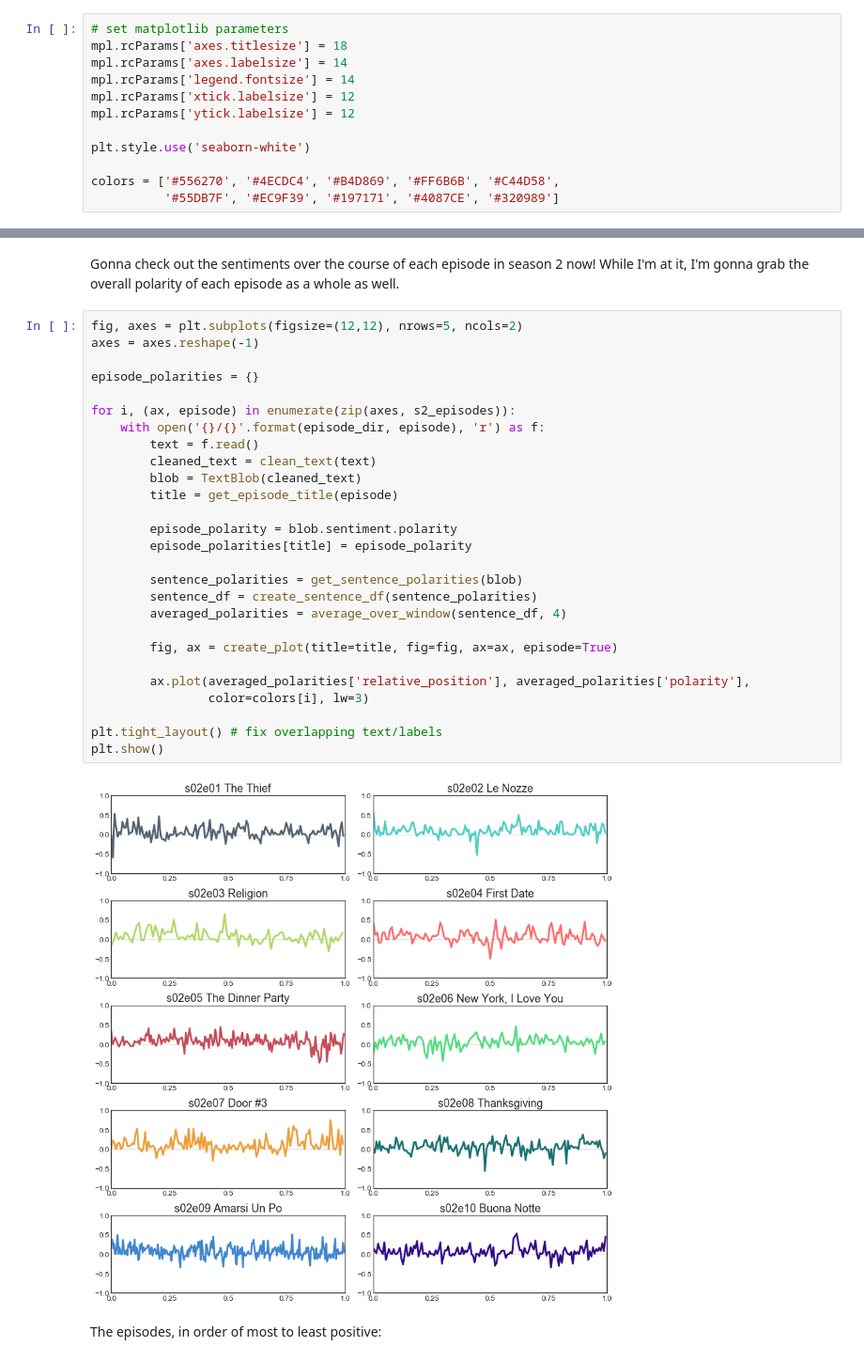
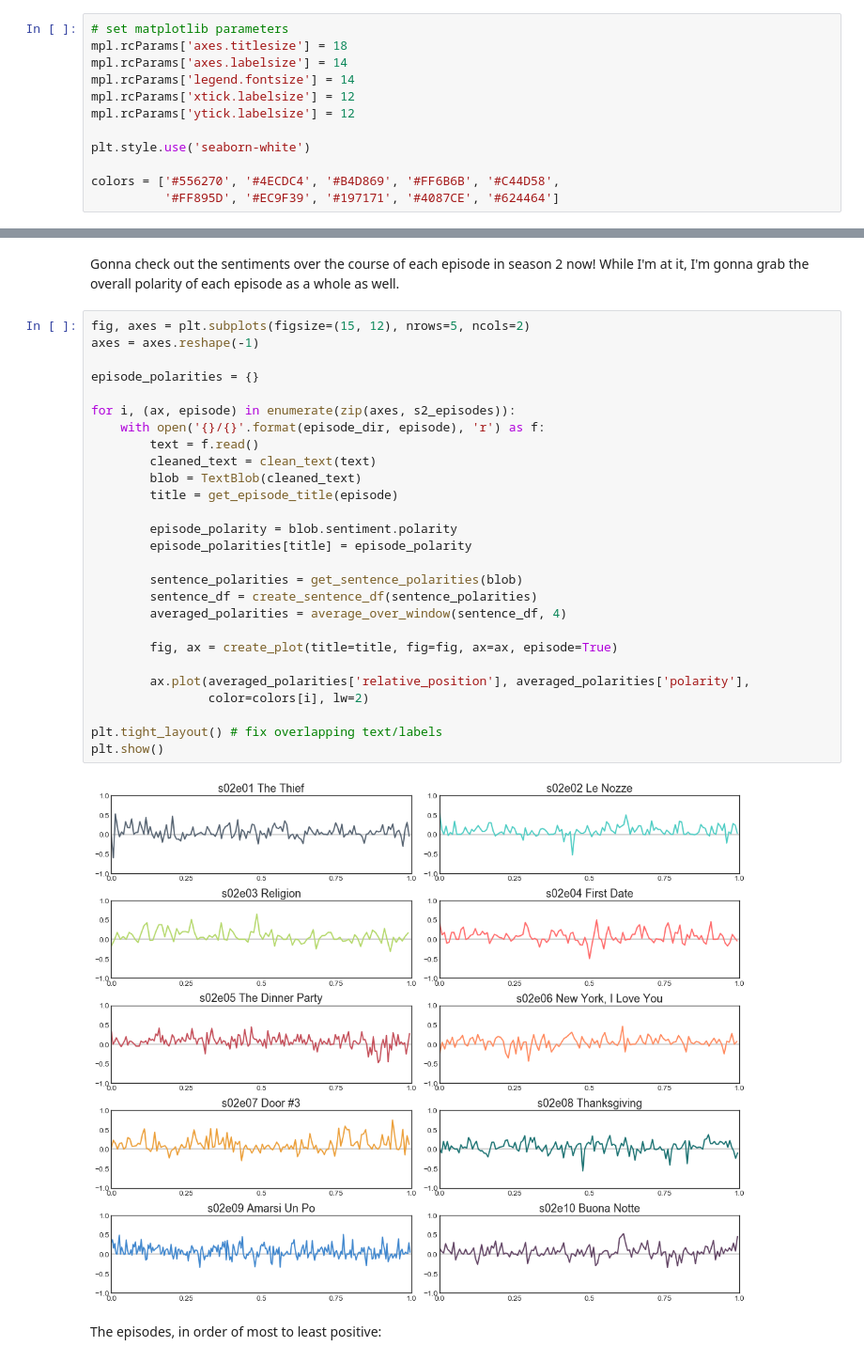
Before and after one commit to ashleyshine/feels, a Jupyter notebook: feels.ipynb, the cells around one changed output, grey strips where cells are left out. Shown: that part at 94% size. Saved outputs shown, nothing was run; the diff lists cells and outputs as text.

```diff
--- a/feels.ipynb
+++ b/feels.ipynb
@@ -121,7 +121,7 @@ mpl.rcParams['ytick.labelsize'] = 12
 plt.style.use('seaborn-white')
 
 colors = ['#556270', '#4ECDC4', '#B4D869', '#FF6B6B', '#C44D58',
-          '#55DB7F', '#EC9F39', '#197171', '#4087CE', '#320989']
+          '#FF895D', '#EC9F39', '#197171', '#4087CE', '#624464']
 # %%
 def create_plot(figsize=(15,6), title="", xlabel="", ylabel="", fig=None, ax=None, episode=False):
     """
@@ -287,34 +287,34 @@ s2_episodes = sorted(s2_episodes)
 # %% [markdown]
 Gonna check out the sentiments over the course of each episode in season 2 now! While I'm at it, I'm gonna grab the overall polarity of each episode as a whole as well.
 # %%
-fig, axes = plt.subplots(figsize=(12,12), nrows=5, ncols=2)
+fig, axes = plt.subplots(figsize=(15, 12), nrows=5, ncols=2)
 axes = axes.reshape(-1)
 
 episode_polarities = {}
 
 for i, (ax, episode) in enumerate(zip(axes, s2_episodes)):
     with open('{}/{}'.format(episode_dir, episode), 'r') as f:
         text = f.read()
         cleaned_text = clean_text(text)
         blob = TextBlob(cleaned_text)
         title = get_episode_title(episode)
 
         episode_polarity = blob.sentiment.polarity
         episode_polarities[title] = episode_polarity
 
         sentence_polarities = get_sentence_polarities(blob)
         sentence_df = create_sentence_df(sentence_polarities)
         averaged_polarities = average_over_window(sentence_df, 4)
 
         fig, ax = create_plot(title=title, fig=fig, ax=ax, episode=True)
 
         ax.plot(averaged_polarities['relative_position'], averaged_polarities['polarity'],
-                color=colors[i], lw=3)
+                color=colors[i], lw=2)
 
 plt.tight_layout() # fix overlapping text/labels
 plt.show()
 # %% [output]
-[figure, old version]
+[figure, new version]
 # %% [markdown]
 The episodes, in order of most to least positive:
 # %%
```
Also changed, not shown: parts of 4 cells of this notebook.
